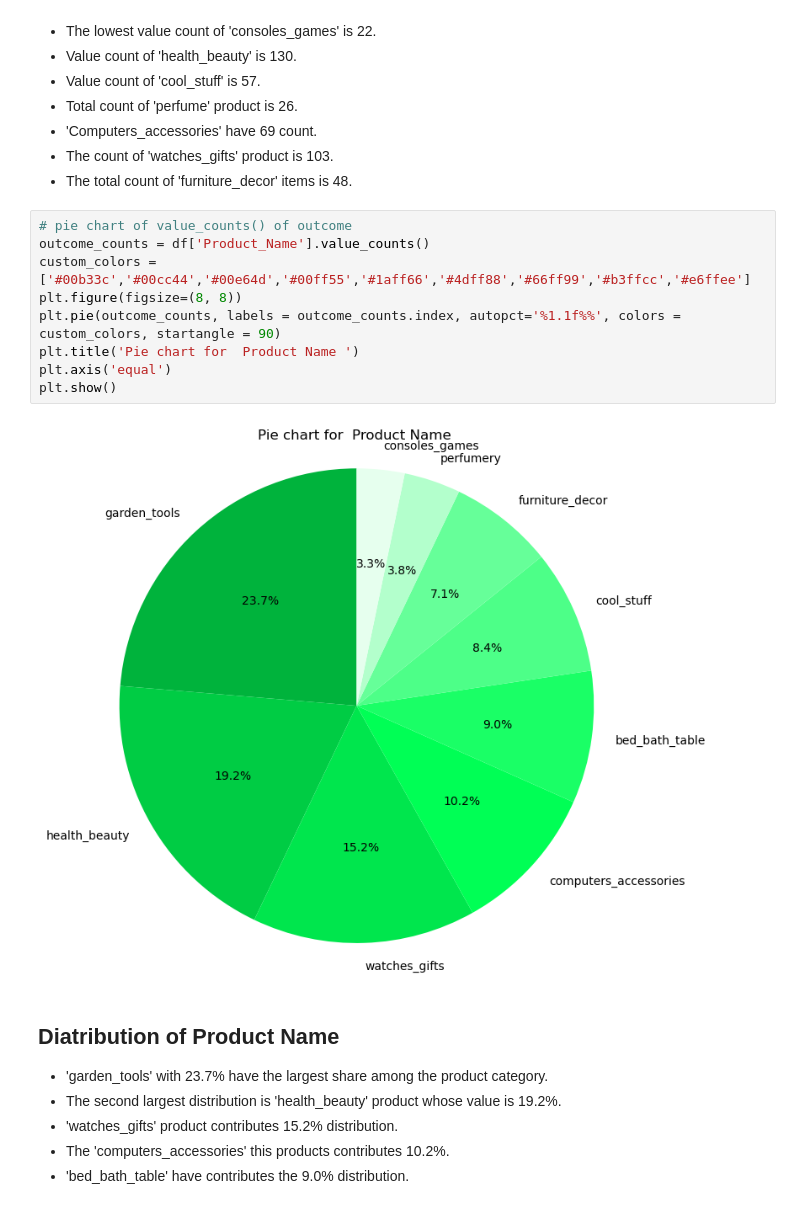
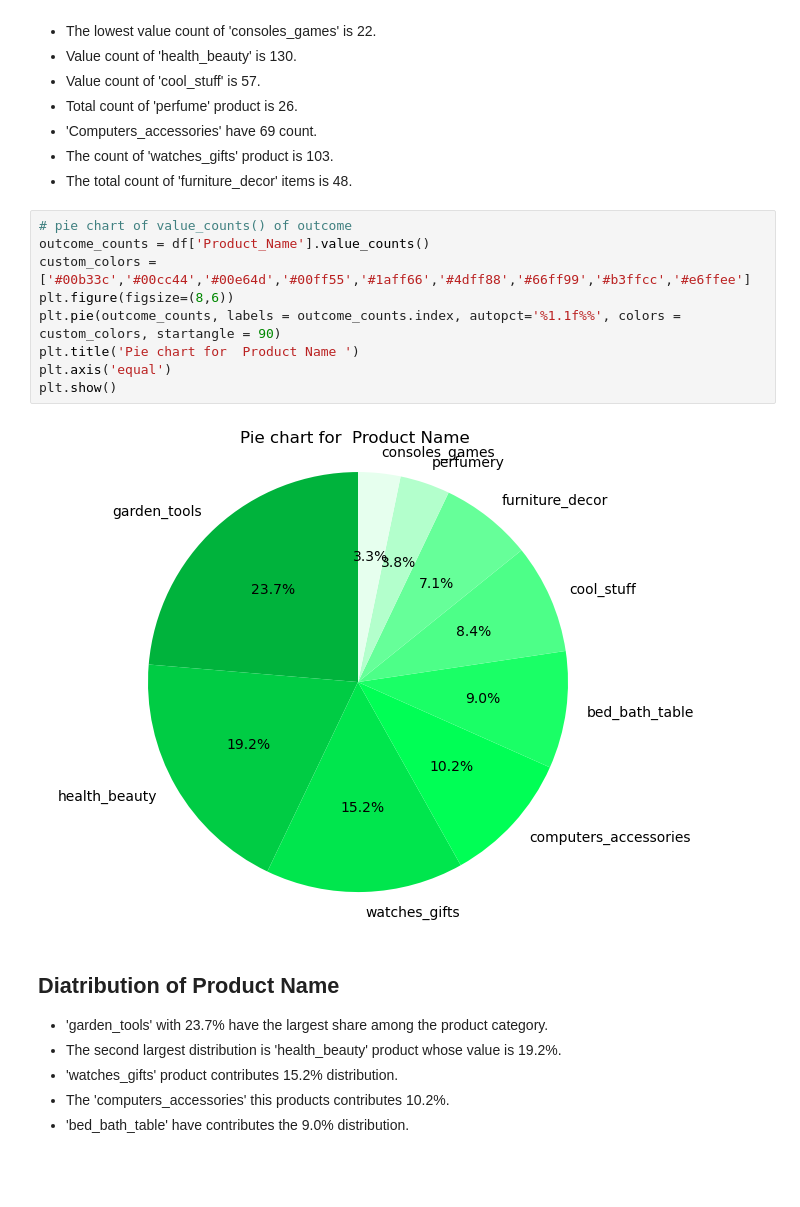
Before and after one commit to neha-13-7531/Retail-Price-Analysis, a Jupyter notebook: Retail Price Analysis.ipynb, the cells around one changed output. Cells and saved outputs as stored; diff of their text form; blank space fills up the shorter version.

```diff
--- a/Retail Price Analysis.ipynb
+++ b/Retail Price Analysis.ipynb
@@ -889,14 +889,14 @@ plt.show()
 # %%
 # pie chart of value_counts() of outcome
 outcome_counts = df['Product_Name'].value_counts()
 custom_colors = ['#00b33c','#00cc44','#00e64d','#00ff55','#1aff66','#4dff88','#66ff99','#b3ffcc','#e6ffee']
-plt.figure(figsize=(8, 8))
+plt.figure(figsize=(8,6))
 plt.pie(outcome_counts, labels = outcome_counts.index, autopct='%1.1f%%', colors = custom_colors, startangle = 90)
 plt.title('Pie chart for  Product Name ')
 plt.axis('equal')
 plt.show()
 # %% [output]
-[figure, old version]
+[figure, new version]
 # %% [markdown]
 ## Diatribution of Product Name
 - 'garden_tools' with 23.7% have the largest share among the product category.
```
Also changed, not shown: parts of 1 cell of this notebook.
